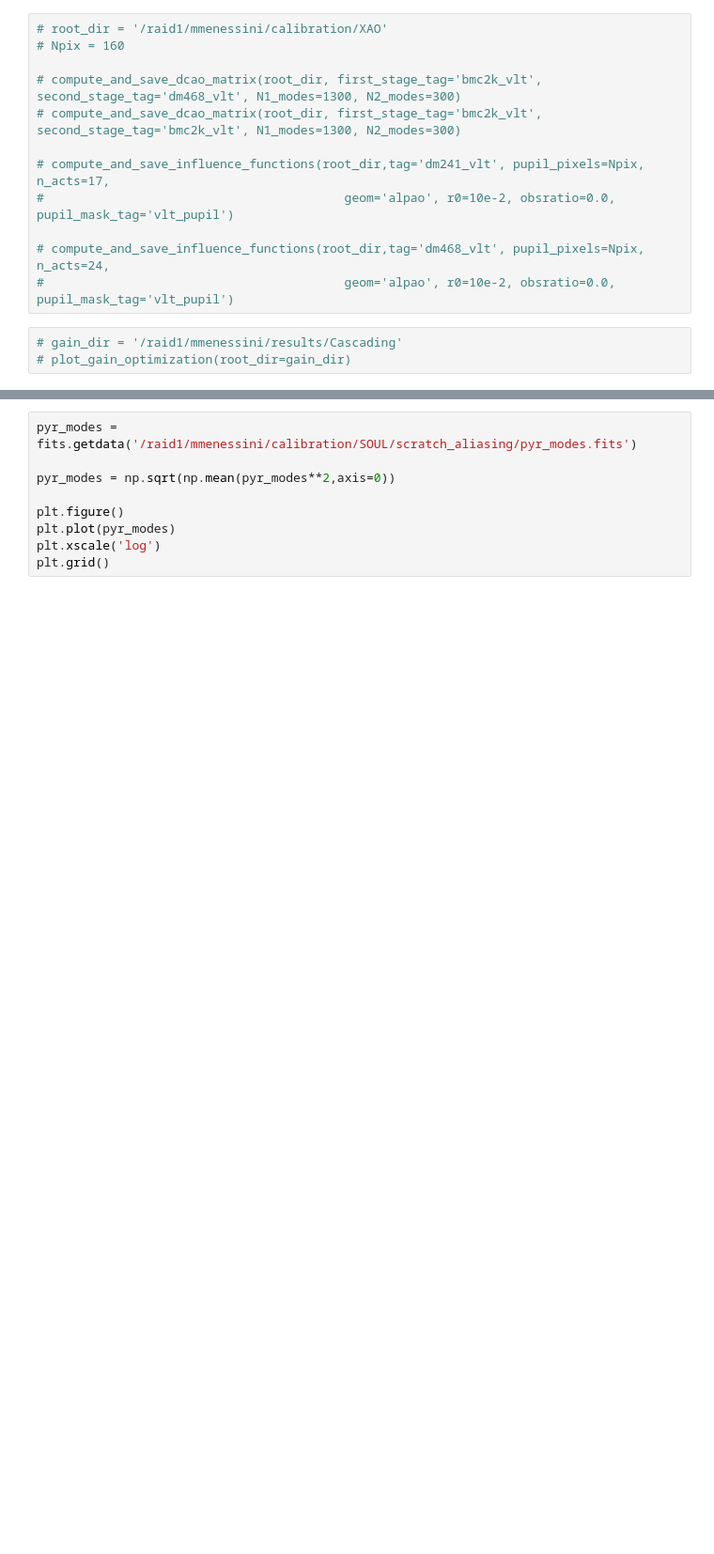
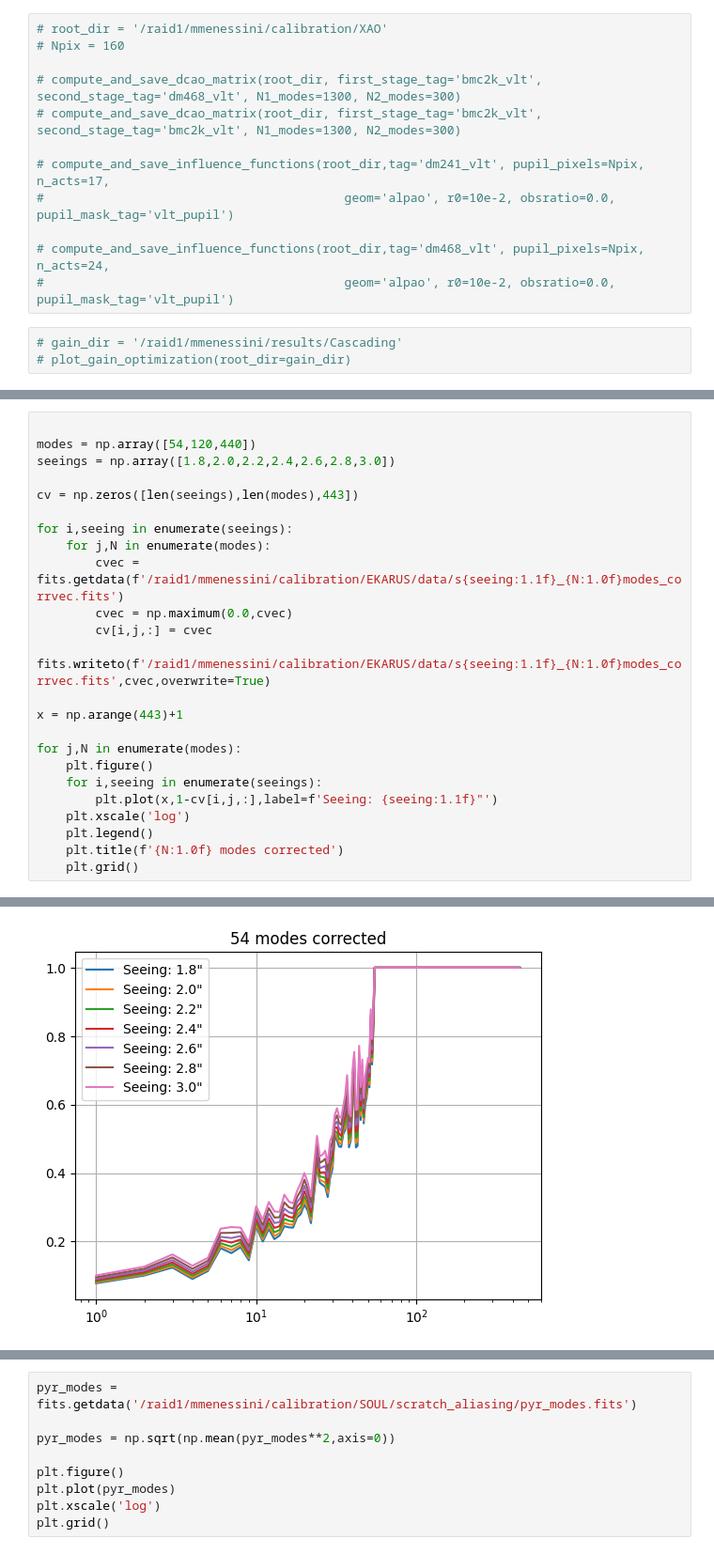
Before and after one commit to ArcetriAdaptiveOptics/SPECULA, a Jupyter notebook: config/SensorFusion/plots.ipynb, the cells around one changed output, grey strips where cells are left out. Shown at 94% size. Drawn from its saved outputs; the diff is of its cells as text; blank space fills up the shorter version.

```diff
--- a/config/SensorFusion/plots.ipynb
+++ b/config/SensorFusion/plots.ipynb
@@ -42,0 +121,25 @@ Default device is CPU
+# %%
+
+modes = np.array([54,120,440])
+seeings = np.array([1.8,2.0,2.2,2.4,2.6,2.8,3.0])
+
+cv = np.zeros([len(seeings),len(modes),443])
+
+for i,seeing in enumerate(seeings):
+    for j,N in enumerate(modes):
+        cvec = fits.getdata(f'/raid1/mmenessini/calibration/EKARUS/data/s{seeing:1.1f}_{N:1.0f}modes_corrvec.fits')
+        cvec = np.maximum(0.0,cvec)
+        cv[i,j,:] = cvec
+        fits.writeto(f'/raid1/mmenessini/calibration/EKARUS/data/s{seeing:1.1f}_{N:1.0f}modes_corrvec.fits',cvec,overwrite=True)
+
+x = np.arange(443)+1
+
+for j,N in enumerate(modes):
+    plt.figure()
+    for i,seeing in enumerate(seeings):
+        plt.plot(x,1-cv[i,j,:],label=f'Seeing: {seeing:1.1f}"')
+    plt.xscale('log')
+    plt.legend()
+    plt.title(f'{N:1.0f} modes corrected')
+    plt.grid()
+# %% [output]
@@ -42,0 +163 @@ Default device is CPU
+[figure, added]
```
Also changed, not shown: parts of 7 cells of this notebook, 11 other files.
